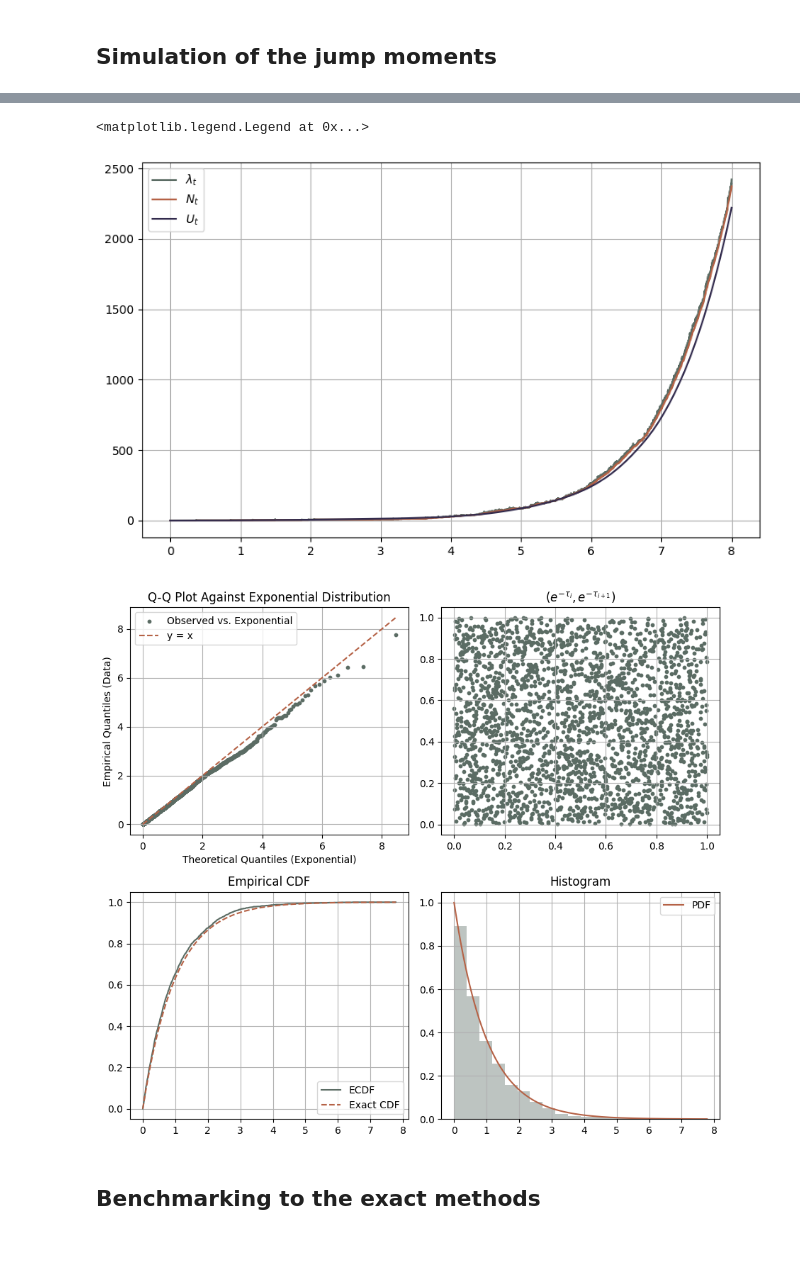
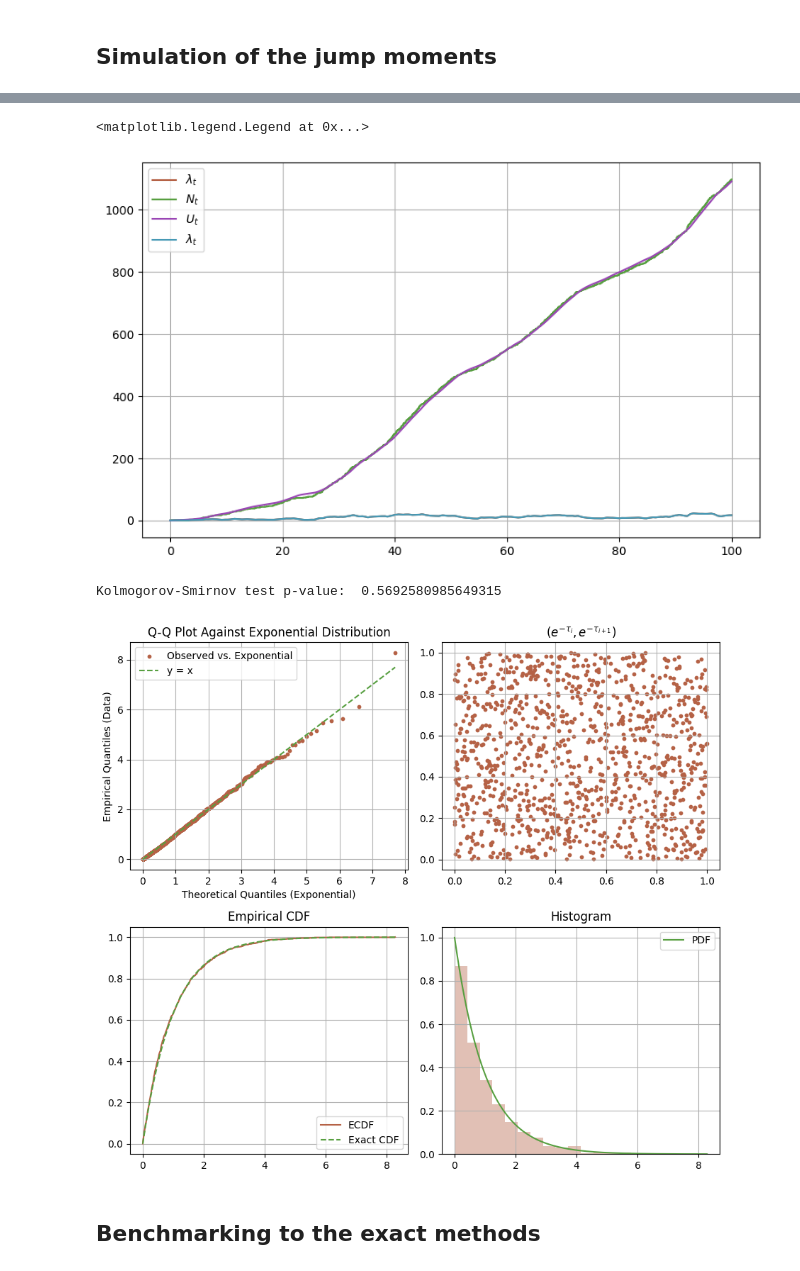
Before and after one commit to MrG1raffe/volterra_hawkes, a Jupyter notebook: notebooks/iVi_Hawkes_simulation.ipynb, the cells around one changed output, grey strips where cells are left out. Drawn from its saved outputs; the diff is of its cells as text; code cells hidden in the pictures.

```diff
--- a/notebooks/iVi_Hawkes_simulation.ipynb
+++ b/notebooks/iVi_Hawkes_simulation.ipynb
@@ -110,13 +110,15 @@ import random
 import matplotlib.pyplot as plt
 import matplotlib
 from scipy.special import gamma
+from scipy.stats import ks_2samp, kstest
 
 from volterra_hawkes.iVi.iVi_hawkes import IVIHawkesProcess
 from volterra_hawkes.kernel.exponential_kernel import ExponentialKernel
 from volterra_hawkes.kernel.constant_kernel import ConstantKernel
 from volterra_hawkes.kernel.fractional_kernel import FractionalKernel
+from volterra_hawkes.kernel.gamma_kernel import GammaKernel
 
-color_cycle = ["#5b6c64", "#B56246", "#322B4D", "#28BC9C", "#71074E"]
+color_cycle = ["#B56246", "#579F40", "#9A46B5", "#4699B5", "#B54662", "#D4A017", "#5b6c64", "#71074E", "#0033A0"]
 plt.rcParams["figure.figsize"]        = ((1 + np.sqrt(5)) / 2 * 5, 5)
 plt.rcParams["figure.autolayout"]     = True
 plt.rcParams["patch.force_edgecolor"] = False
@@ -241,19 +250,29 @@ plt.show()
 # %% [markdown]
 ## Simulation of the jump moments
 # %%
-H = 0.3
+H = -0.1
+lam = 2
+c = 0.95
+alpha = 2.5
 
-T = 8
-n_steps = 100
+T = 100
+n_steps = 1000
 n_paths = 1
 
 t_grid = np.linspace(0, T, n_steps + 1)
 
-rng = np.random.default_rng(seed=45)
+rng = np.random.default_rng(seed=42)
 
-K = FractionalKernel(H=H, c=1)
+
+# K = FractionalKernel(H=H, c=c)
+# K = ExponentialKernel(lam=lam, c=c)
+K = GammaKernel(lam=lam, alpha=alpha, c=lam**alpha * 0.95)
+
 ivi_hawkes = IVIHawkesProcess(kernel=K, g0_bar=g0_bar_const, rng=rng, g0=g0_const)
 # %%
 %%time
-N_jumps = ivi_hawkes.simulate_jump_moments(t_grid=t_grid, n_paths=n_paths)
+ivi_hawkes.rng = np.random.default_rng(seed=42)
+t_grid = np.linspace(0, T, n_steps + 1)
+N_jumps = ivi_hawkes.simulate_arrivals(t_grid=t_grid, n_paths=n_paths)
+N_jumps[0].shape
 # %% [output]
@@ -262,14 +282,15 @@ Wall time: 23 ms
 # %%
 idx = 0
 
 t_grid_fine = np.linspace(0, T, 10**4)
 plt.plot(t_grid_fine, ivi_hawkes.lam_from_jumps(t_grid_fine, N_jumps[idx]), label="$\lambda_t$")
 plt.plot(t_grid_fine, ivi_hawkes.N_from_jumps(t_grid_fine, N_jumps[idx]), label="$N_t$")
 plt.plot(t_grid_fine, ivi_hawkes.U_from_jumps(t_grid_fine, N_jumps[idx]), label="$U_t$")
+plt.plot(t_grid_fine, ivi_hawkes.lam_from_jumps(t_grid_fine, N_jumps[idx]), label="$\lambda_t$")
 plt.legend()
 # %% [output]
 <matplotlib.legend.Legend at 0x...>
-[figure, old version]
+[figure, new version]
 # %%
 from scipy.stats import expon
 import statsmodels.api as sm
@@ -313,7 +336,8 @@ def poisson_jumps_test(jumps):
 # %%
 poisson_jumps_test(ivi_hawkes.U_from_jumps(N_jumps[idx], N_jumps[idx]))
 # %% [output]
+Kolmogorov-Smirnov test p-value:  0.5692580985649315
-[figure, old version]
+[figure, new version]
 # %% [markdown]
 ## Benchmarking to the exact methods
 # %% [markdown]
```
Also changed, not shown: parts of 28 cells of this notebook, 8 other files.
